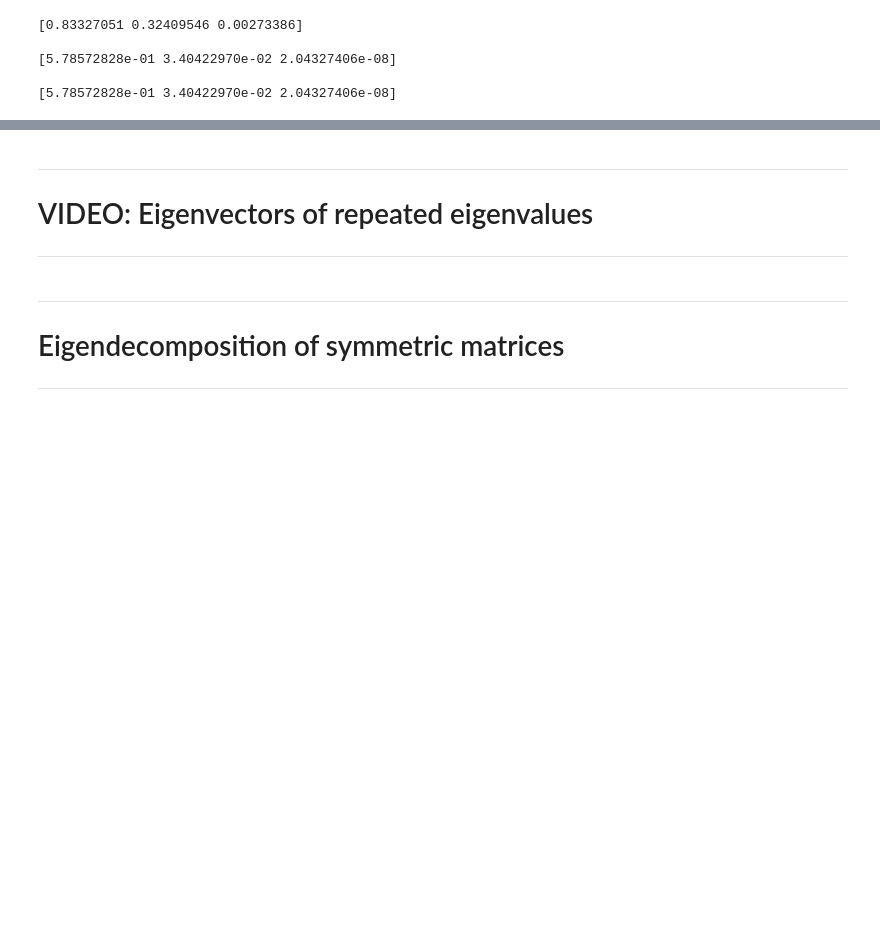
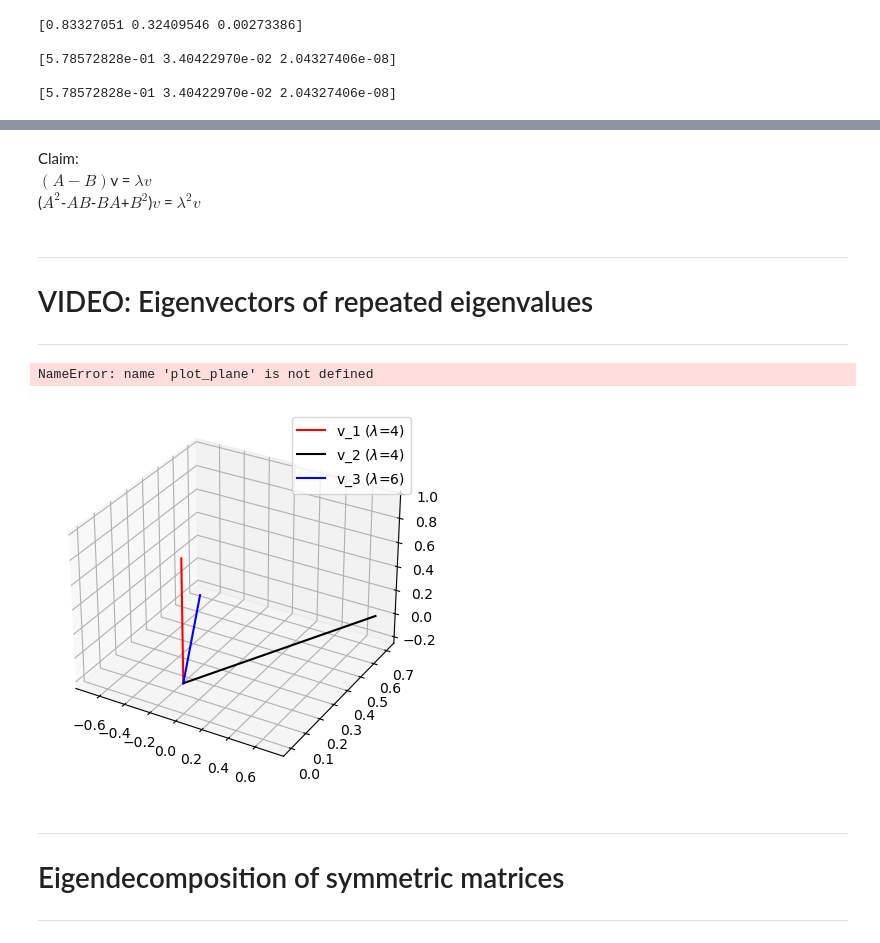
Before and after one commit to kaish-yo/LinearAlgebra_courseMaterials, a Jupyter notebook: 13_eig/LA_eig_allCode.ipynb, the cells around one changed output, grey strips where cells are left out. Drawn from its saved outputs; the diff is of its cells as text; code cells hidden in the pictures; blank space fills up the shorter version.

```diff
--- a/13_eig/LA_eig_allCode.ipynb
+++ b/13_eig/LA_eig_allCode.ipynb
@@ -430,0 +435,4 @@ print(D**3)
+# %% [markdown]
+Claim: \
+$(A-B)$v = $\lambda$$v$ \
+($A^2$-$AB$-$BA$+$B^2$)$v$ = $\lambda^2$$v$
@@ -440,34 +450,37 @@ print(D**3)
 # a matrix
 A = [ [ 5,  -1,  0],
       [-1,   5,  0],
       [1/3,-1/3, 4] ]
 
 # its eigendecomposition
 D,V = np.linalg.eig(A)
 
 # sort eigenvalues
 i = np.argsort(D)
 D = D[i]
 V = V[:,i]
 
 
 ## plot eigenvectors
 fig = plt.figure()
-ax = fig.gca(projection='3d')
+ax = fig.add_subplot(projection='3d')
 
 # plot eigenvectors of A
 ax.plot([0,V[0,0]],[0,V[1,0]],[0,V[2,0]],'r',label='v_1 ($\lambda$=%g)' %D[0])
 ax.plot([0,V[0,1]],[0,V[1,1]],[0,V[2,1]],'k',label='v_2 ($\lambda$=%g)' %D[1])
 ax.plot([0,V[0,2]],[0,V[1,2]],[0,V[2,2]],'b',label='v_3 ($\lambda$=%g)' %D[2])
 plt.legend()
 
 # plot subspace spanned by same-eigenvalued eigenvectors
 plot_plane(ax, V[:,0],V[:,1],size=3)
 ax.set_xlim3d(-1,1)
 ax.set_ylim3d(-1,1)
 ax.set_zlim3d(-1,1)
 
 plt.show()
+# %% [output]
+NameError: name 'plot_plane' is not defined
+[figure, added]
 # %%
 # this code is copy-pasted with some light editing from:
 # https://stackoverflow.com/questions/3461869/plot-a-plane-based-on-a-normal-vector-and-a-point-in-matlab-or-matplotlib
```
Also changed, not shown: parts of 37 cells of this notebook, 25 other files.
